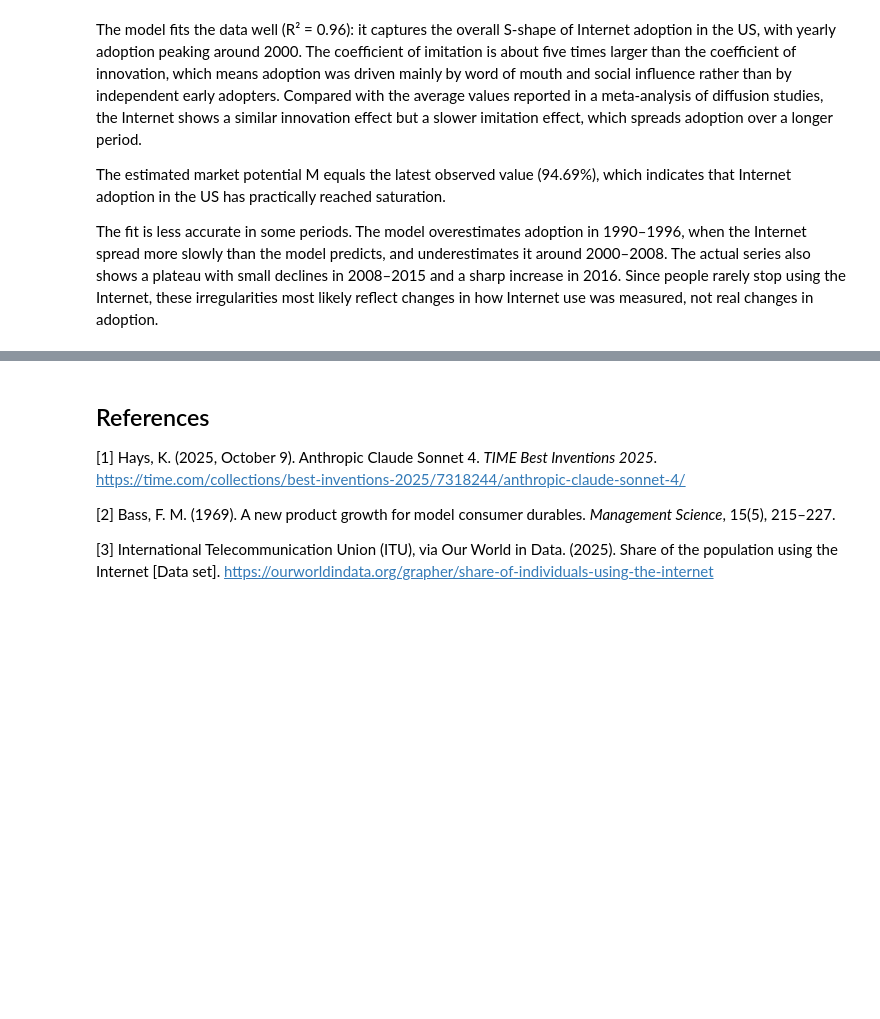
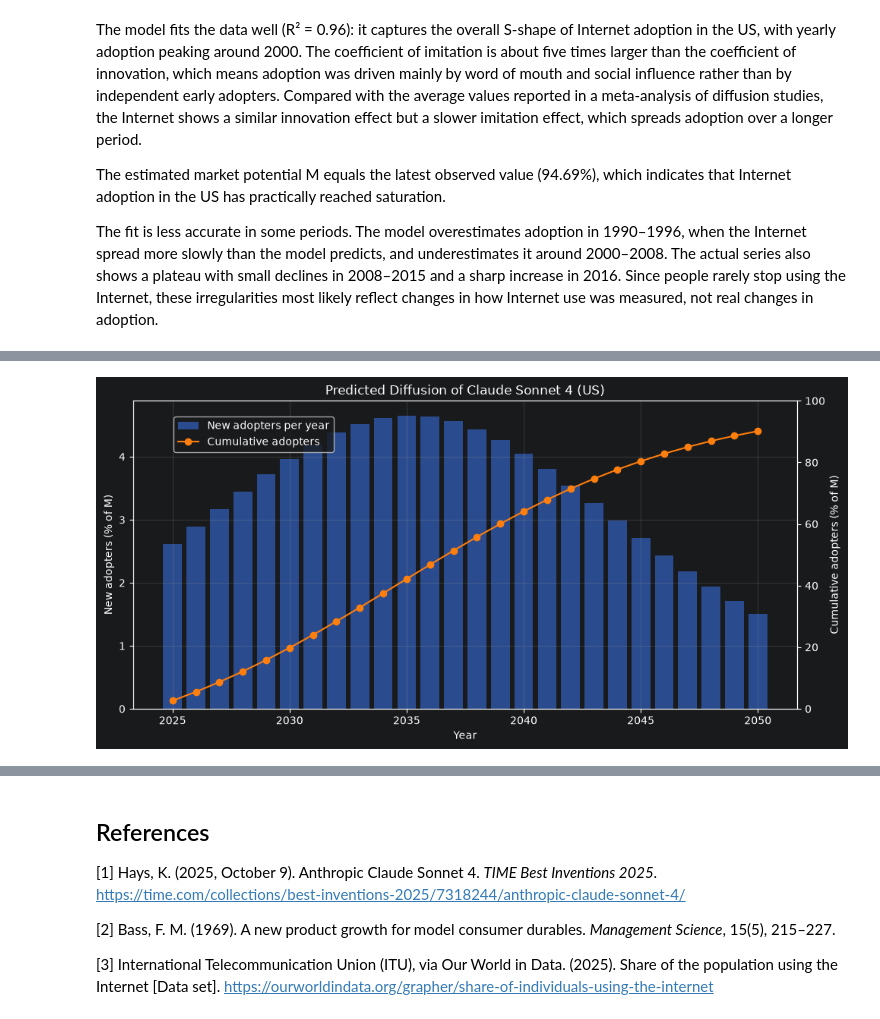
Before and after one commit to AraksyaG/bass-model-claude-sonnet-4, a Jupyter notebook: report/report.ipynb, the cells around one changed output, grey strips where cells are left out. Cells and saved outputs as stored; diff of their text form; code cells hidden in the pictures; blank space fills up the shorter version.

Commit message:
Add step 5: forecast of Claude Sonnet 4 diffusion

```diff
--- a/report/report.ipynb
+++ b/report/report.ipynb
@@ -238,0 +248,16 @@ Internet use was measured, not real changes in adoption.
+# %%
+claude_launch = 2025
+forecast_years = np.arange(claude_launch, claude_launch + 26)
+t_f = forecast_years - claude_launch + 1
+
+forecast = pd.DataFrame({
+    "year": forecast_years,
+    "new_adopters_pct_of_M": (bass_F(t_f, p, q) - bass_F(t_f - 1, p, q)) * 100,
+    "cumulative_pct_of_M": bass_F(t_f, p, q) * 100,
+})
+display(forecast.round(2))
+
+peak_year = claude_launch - 1 + t_peak
+half_year = forecast.loc[forecast["cumulative_pct_of_M"] >= 50, "year"].iloc[0]
+print(f"Predicted peak of yearly adoption: {peak_year:.1f}")
+print(f"Half of the market potential reached by: {half_year}")
@@ -238,0 +284,20 @@ Internet use was measured, not real changes in adoption.
+# %%
+fig, ax1 = plt.subplots(figsize=(10, 5))
+ax1.bar(forecast["year"], forecast["new_adopters_pct_of_M"], alpha=0.6, label="New adopters per year")
+ax1.set_ylabel("New adopters (% of M)")
+
+ax2 = ax1.twinx()
+ax2.plot(forecast["year"], forecast["cumulative_pct_of_M"], "o-", color="tab:orange", label="Cumulative adopters")
+ax2.set_ylabel("Cumulative adopters (% of M)")
+ax2.set_ylim(0, 100)
+
+ax1.set_title("Predicted Diffusion of Claude Sonnet 4 (US)")
+ax1.set_xlabel("Year")
+ax1.set_xticks(forecast["year"][::5])
+ax1.grid(alpha=0.3)
+fig.legend(loc="upper left", bbox_to_anchor=(0.1, 0.9))
+plt.tight_layout()
+plt.savefig("../img/claude_diffusion_forecast.png", dpi=150)
+plt.show()
+# %% [output]
+[figure, added]
```
Also changed, not shown: parts of 3 cells of this notebook, 1 other file.
